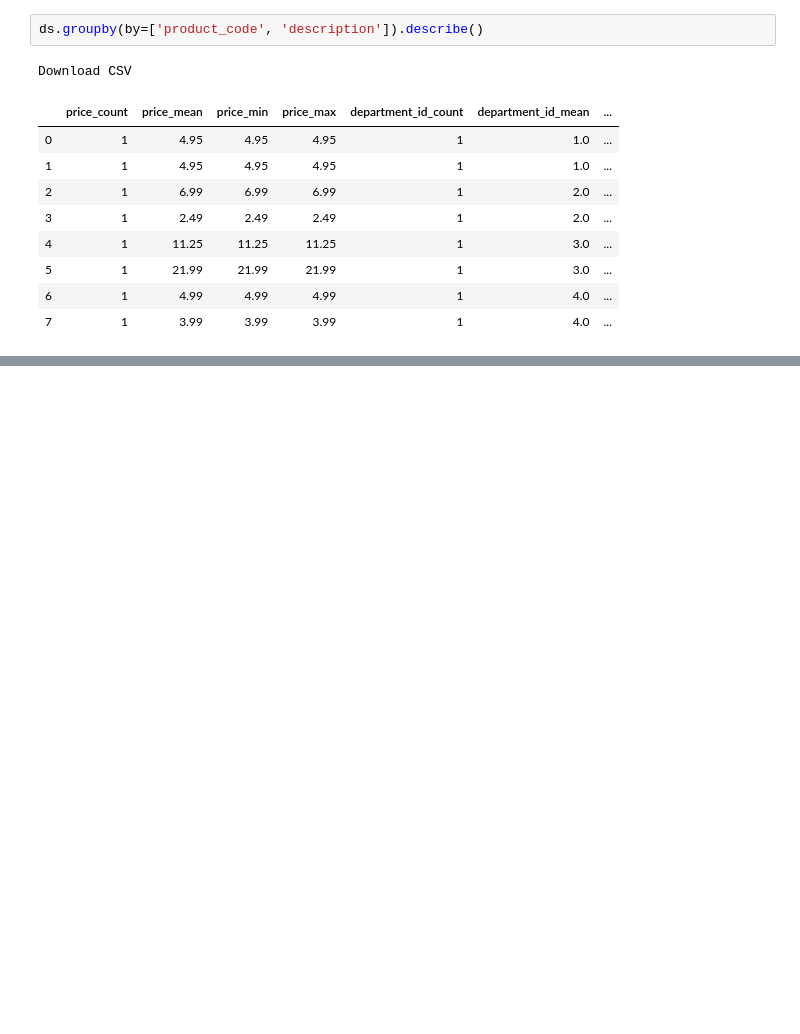
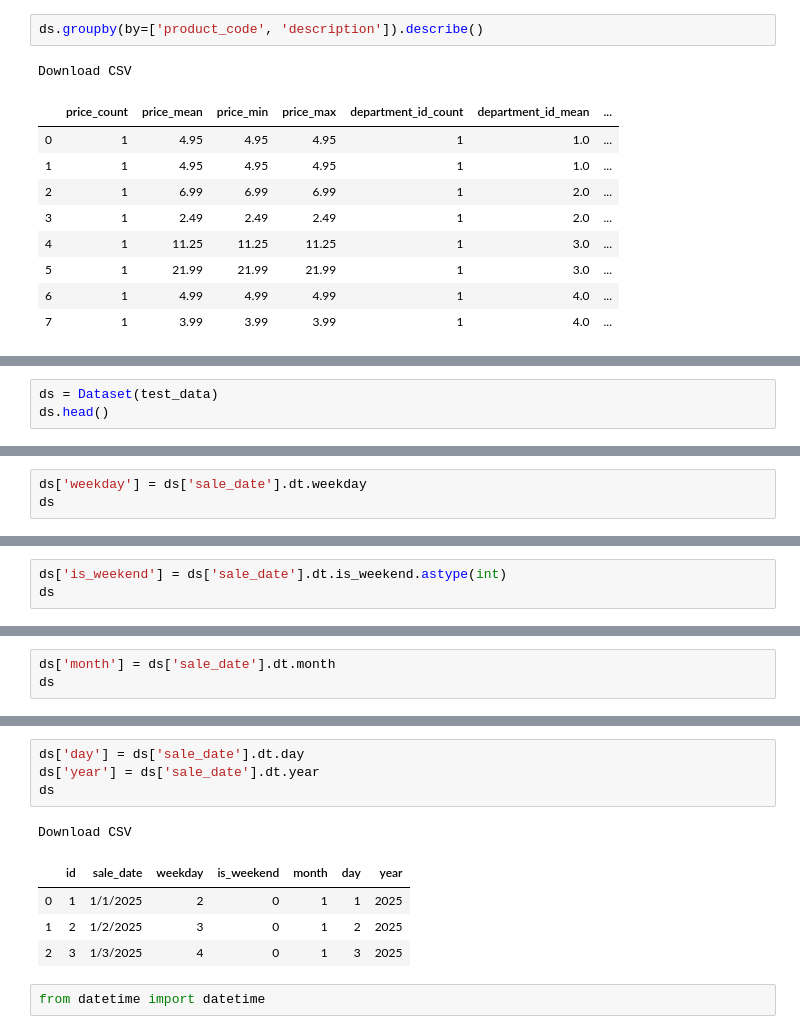
Before and after one commit to C5m7b4/atrax, a Jupyter notebook: playground.ipynb, the cells around one changed output, grey strips where cells are left out. Cells and saved outputs as stored; diff of their text form; blank space fills up the shorter version.

Commit message:
adds datetimes

```diff
--- a/playground.ipynb
+++ b/playground.ipynb
@@ -1619,0 +1673,3 @@ Download CSV
+# %%
+ds = Dataset(test_data)
+ds.head()
@@ -1619,0 +1682,3 @@ Download CSV
+# %%
+ds['weekday'] = ds['sale_date'].dt.weekday
+ds
@@ -1619,0 +1691,3 @@ Download CSV
+# %%
+ds['is_weekend'] = ds['sale_date'].dt.is_weekend.astype(int)
+ds
@@ -1619,0 +1700,3 @@ Download CSV
+# %%
+ds['month'] = ds['sale_date'].dt.month
+ds
@@ -1619,0 +1709,12 @@ Download CSV
+# %%
+ds['day'] = ds['sale_date'].dt.day
+ds['year'] = ds['sale_date'].dt.year
+ds
+# %% [output]
+Download CSV
+|  | id | sale_date | weekday | is_weekend | month | day | year |
+| 0 | 1 | 1/1/2025 | 2 | 0 | 1 | 1 | 2025 |
+| 1 | 2 | 1/2/2025 | 3 | 0 | 1 | 2 | 2025 |
+| 2 | 3 | 1/3/2025 | 4 | 0 | 1 | 3 | 2025 |
+# %%
+from datetime import datetime
```
Also changed, not shown: parts of 15 cells of this notebook, 8 other files.
